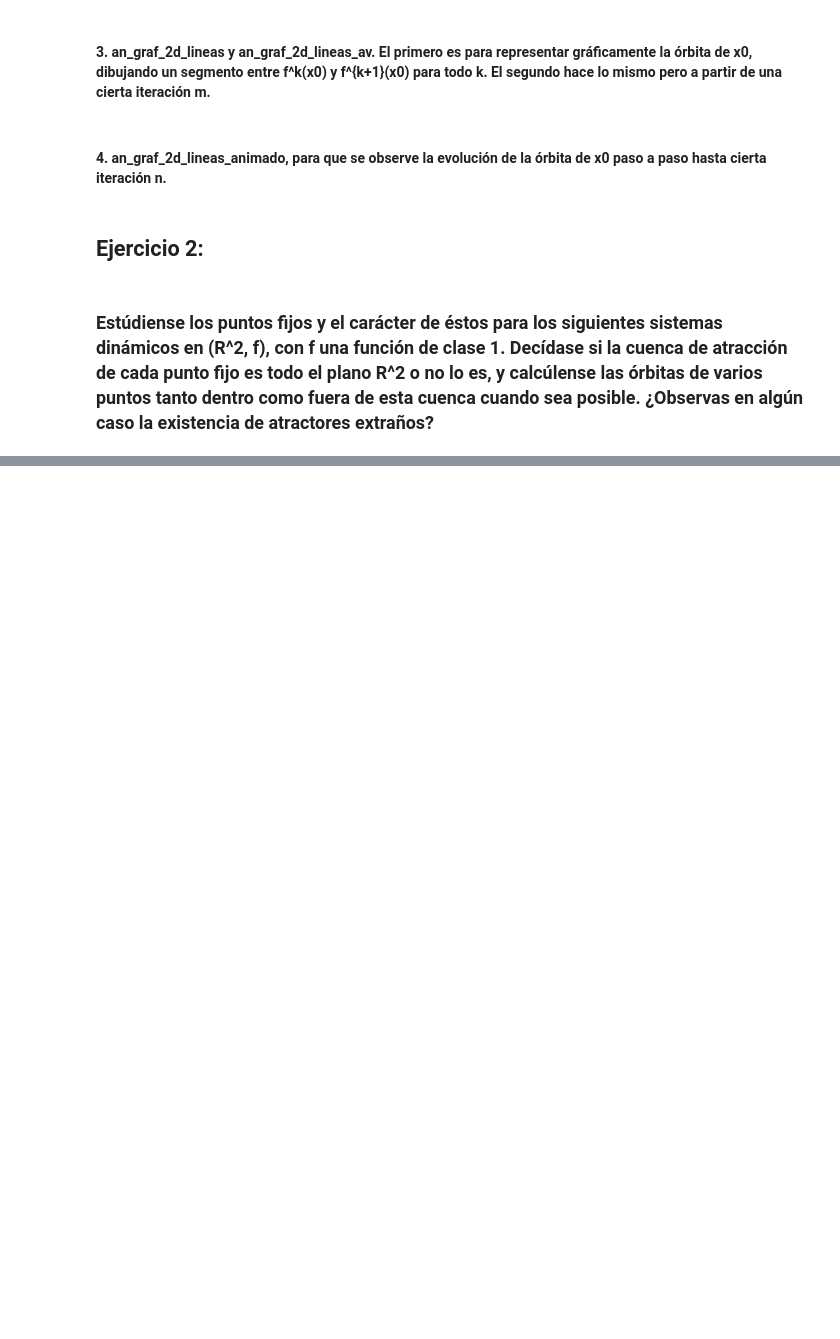
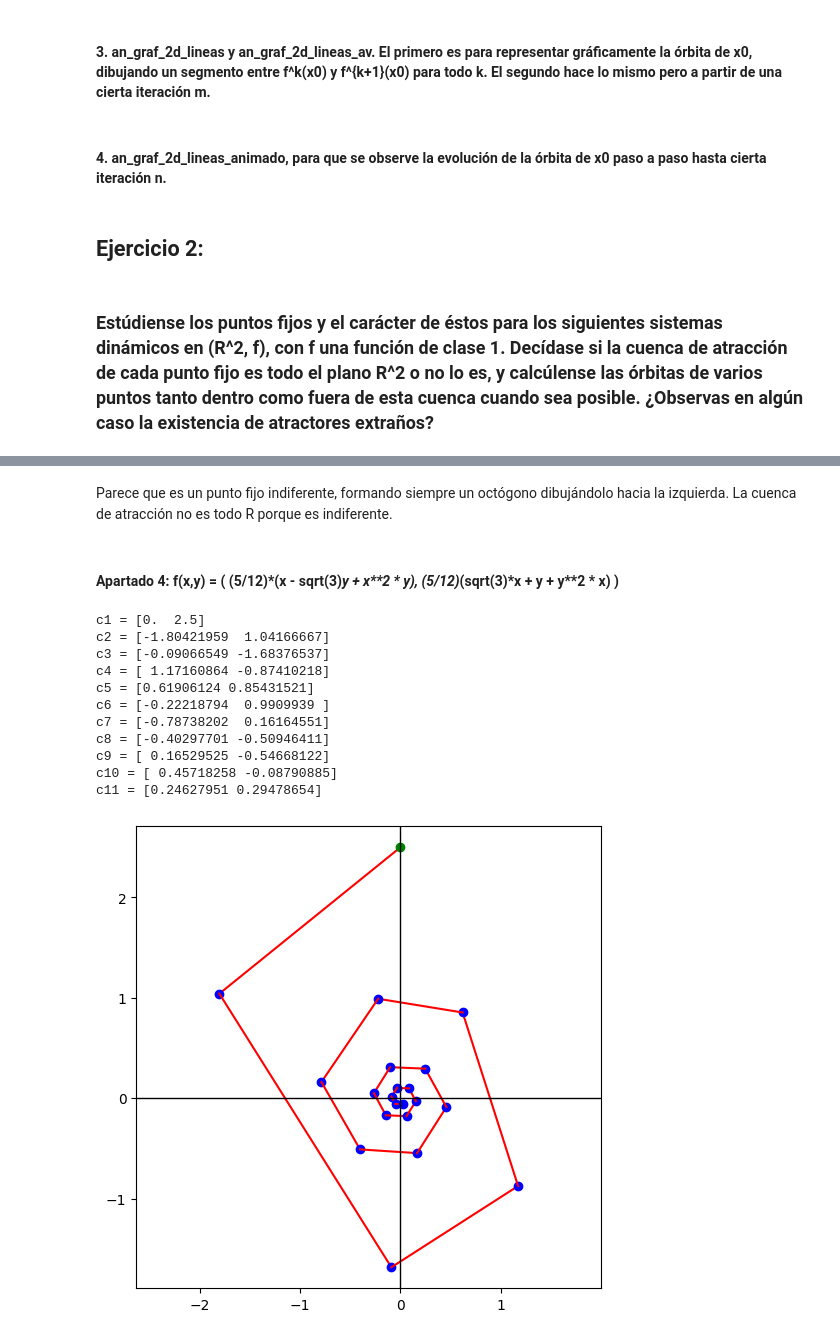
Before and after one commit to MiluEnAlmibar/Fractales, a Jupyter notebook: python/Sistemas dinámicos/hoja2 ejercicios 1 y 2.ipynb, the cells around one changed output, grey strips where cells are left out. Saved outputs shown, nothing was run; the diff lists cells and outputs as text; code cells hidden in the pictures; blank space fills up the shorter version.

```diff
--- a/python/Sistemas dinámicos/hoja2 ejercicios 1 y 2.ipynb
+++ b/python/Sistemas dinámicos/hoja2 ejercicios 1 y 2.ipynb
@@ -159,0 +222,32 @@ an_graf_2d_lineas_animado(f1, x0=[-1.2, 1.5], n=30)
+# %% [markdown]
+Parece que es un punto fijo indiferente, formando siempre un octógono dibujándolo hacia la izquierda. La cuenca de atracción no es todo R porque es indiferente.
+# %% [markdown]
+#### Apartado 4: f(x,y) = ( (5/12)*(x - sqrt(3)*y + x**2 * y), (5/12)*(sqrt(3)*x + y + y**2 * x) )
+# %%
+def f4(v):
+    x, y = v
+    factor = 5/12
+    fx = factor * (x - np.sqrt(3)*y + x**2 * y)
+    fy = factor * (np.sqrt(3)*x + y + y**2 * x)
+    return [fx, fy]
+
+x0 = [0,2.5]
+for k, p in enumerate(orb_num_2d(f4, x0, 10)):
+    print(f'c{k+1} = {p}')
+
+an_graf_2d_lineas(f4, x0, 20)
+an_graf_2d_lineas(f4, [-0.5, 0.5], 20)
+an_graf_2d_lineas(f4, [0.5,0.5], 20)
+# %% [output]
+c1 = [0.  2.5]
+c2 = [-1.80421959  1.04166667]
+c3 = [-0.09066549 -1.68376537]
+c4 = [ 1.17160864 -0.87410218]
+c5 = [0.61906124 0.85431521]
+c6 = [-0.22218794  0.9909939 ]
+c7 = [-0.78738202  0.16164551]
+c8 = [-0.40297701 -0.50946411]
+c9 = [ 0.16529525 -0.54668122]
+c10 = [ 0.45718258 -0.08790885]
+c11 = [0.24627951 0.29478654]
+[figure, added]
```
Also changed, not shown: parts of 19 cells of this notebook.
